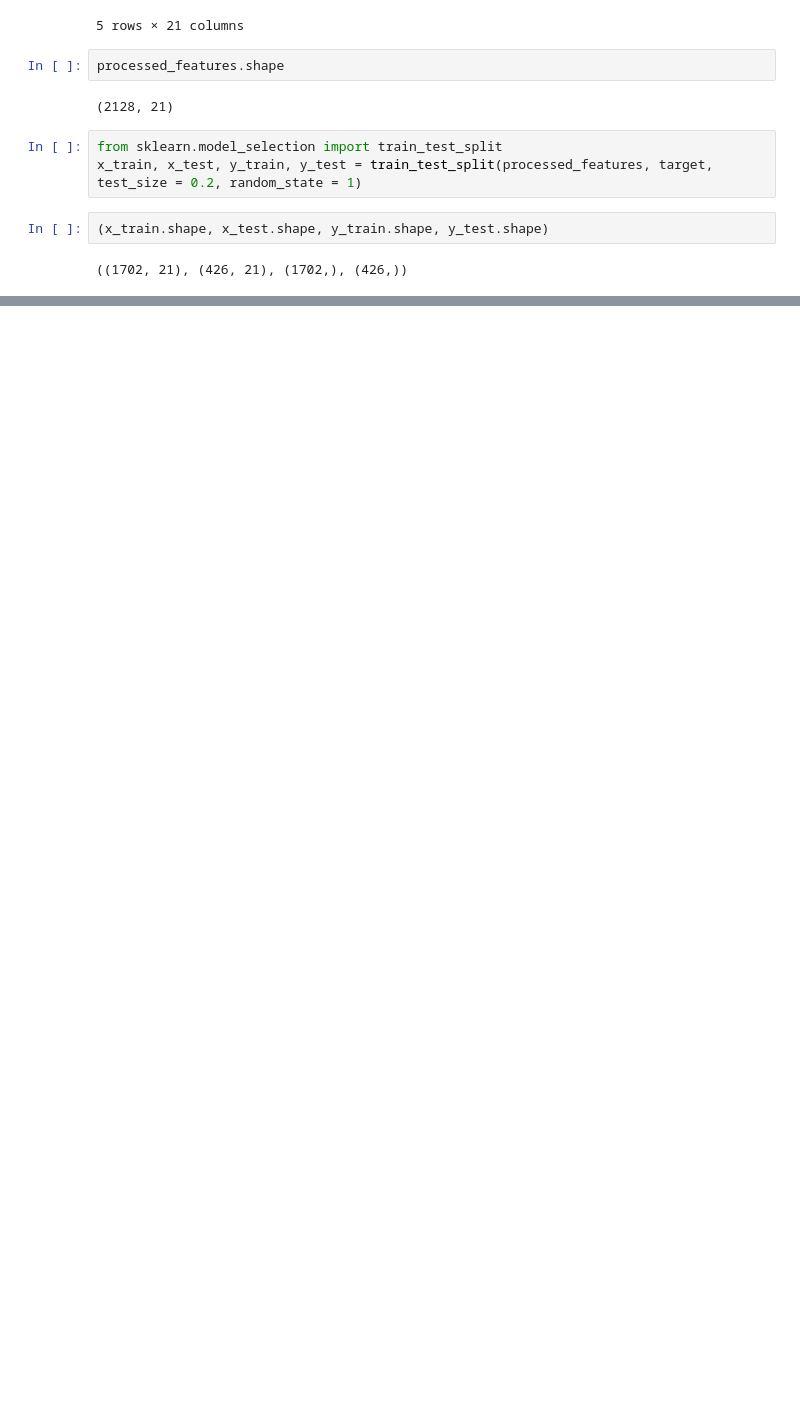
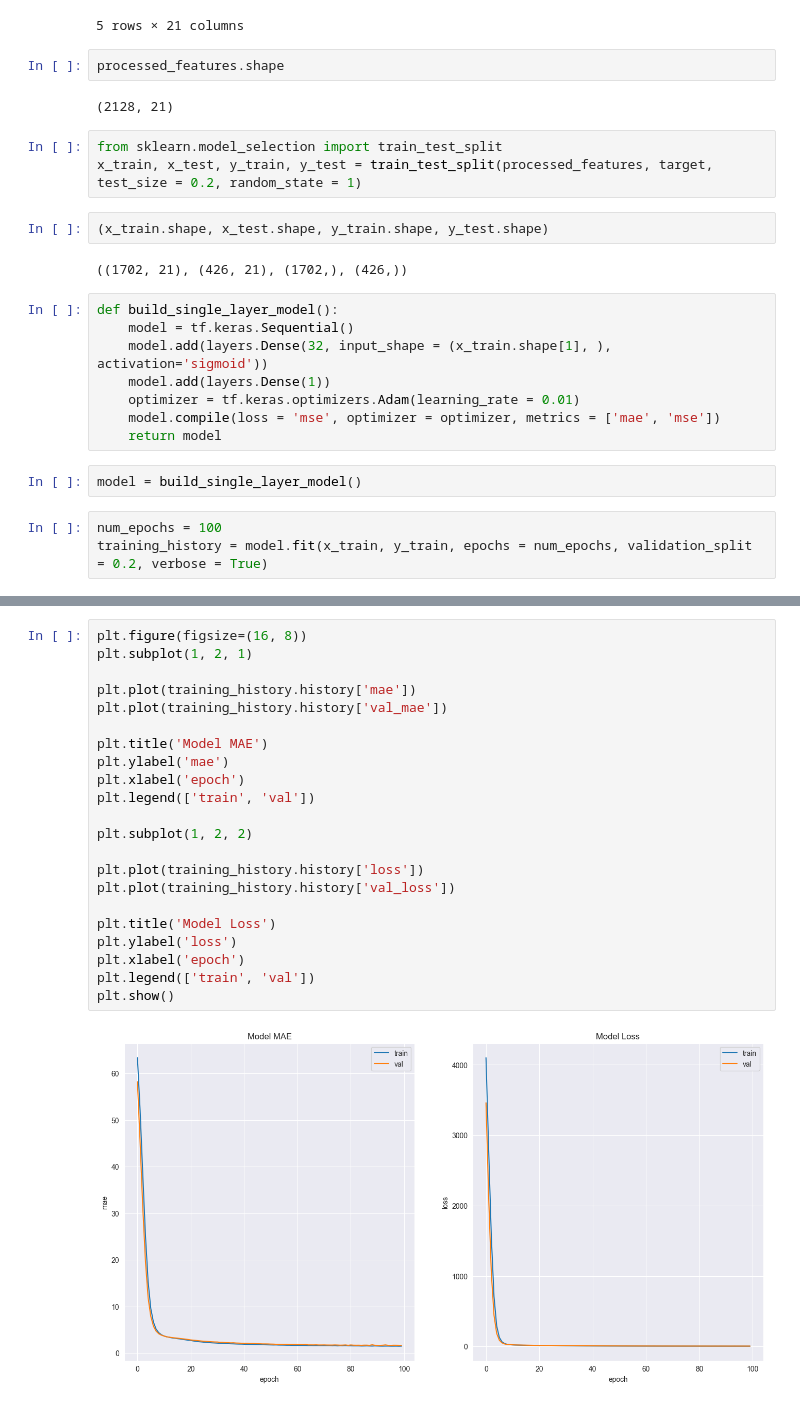
Before and after one commit to Wilbertz/Getting-Started-with-Tensorflow, a Jupyter notebook: SequentialModel.ipynb, the cells around one changed output, grey strips where cells are left out. Cells and saved outputs as stored; diff of their text form; blank space fills up the shorter version.

```diff
--- a/SequentialModel.ipynb
+++ b/SequentialModel.ipynb
@@ -282,3 +282,16 @@ x_train, x_test, y_train, y_test = train_test_split(processed_features, target,
 (x_train.shape, x_test.shape, y_train.shape, y_test.shape)
 # %% [output]
 ((1702, 21), (426, 21), (1702,), (426,))
+# %%
+def build_single_layer_model():
+    model = tf.keras.Sequential()
+    model.add(layers.Dense(32, input_shape = (x_train.shape[1], ), activation='sigmoid'))
+    model.add(layers.Dense(1))
+    optimizer = tf.keras.optimizers.Adam(learning_rate = 0.01)
+    model.compile(loss = 'mse', optimizer = optimizer, metrics = ['mae', 'mse'])
+    return model
+# %%
+model = build_single_layer_model()
+# %%
+num_epochs = 100
+training_history = model.fit(x_train, y_train, epochs = num_epochs, validation_split = 0.2, verbose = True)
@@ -284,0 +316,24 @@ x_train, x_test, y_train, y_test = train_test_split(processed_features, target,
+# %%
+plt.figure(figsize=(16, 8))
+plt.subplot(1, 2, 1)
+
+plt.plot(training_history.history['mae'])
+plt.plot(training_history.history['val_mae'])
+
+plt.title('Model MAE')
+plt.ylabel('mae')
+plt.xlabel('epoch')
+plt.legend(['train', 'val'])
+
+plt.subplot(1, 2, 2)
+
+plt.plot(training_history.history['loss'])
+plt.plot(training_history.history['val_loss'])
+
+plt.title('Model Loss')
+plt.ylabel('loss')
+plt.xlabel('epoch')
+plt.legend(['train', 'val'])
+plt.show()
+# %% [output]
+[figure, added]
```
Also changed, not shown: parts of 5 cells of this notebook.
